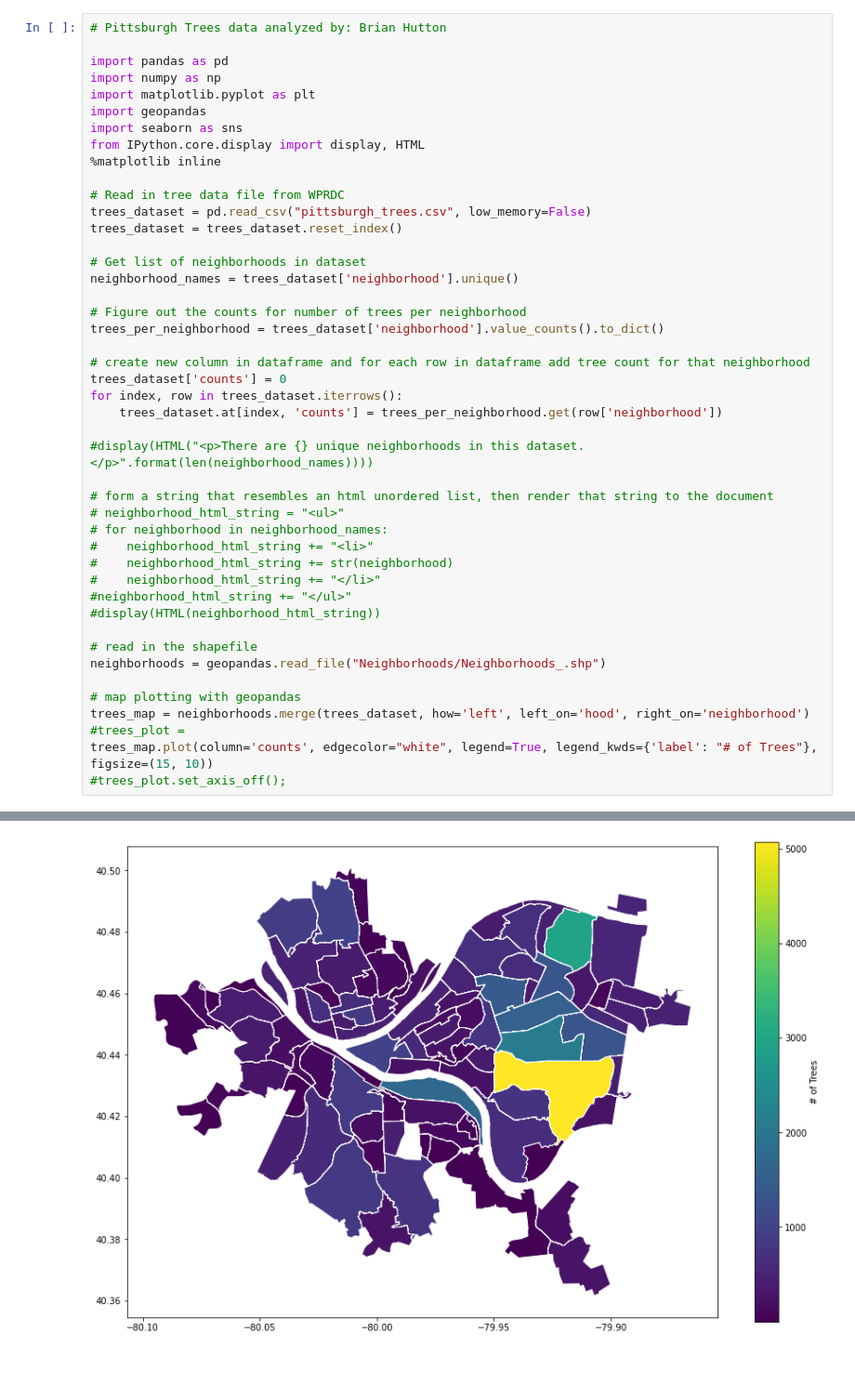
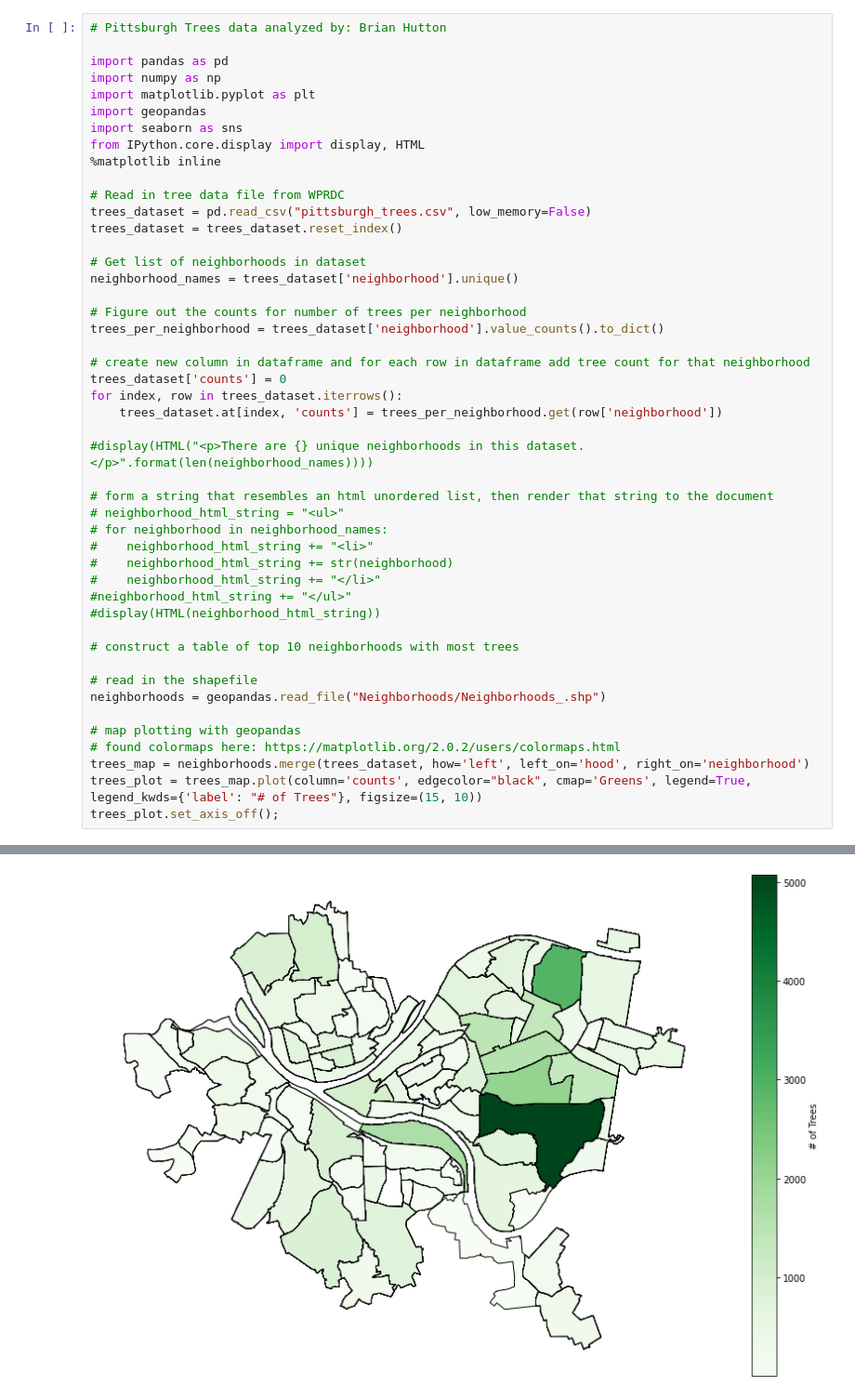
Before and after one commit to brianhutton82/CMPINF0010_FINAL_PROJECT, a Jupyter notebook: final_project.ipynb, the cells around one changed output, grey strips where cells are left out. Shown: that part at 93% size. Saved outputs shown, nothing was run; the diff lists cells and outputs as text; blank space fills up the shorter version.

```diff
--- a/final_project.ipynb
+++ b/final_project.ipynb
@@ -64,12 +67,14 @@ for index, row in trees_dataset.iterrows():
 #neighborhood_html_string += "</ul>"
 #display(HTML(neighborhood_html_string))
 
+# construct a table of top 10 neighborhoods with most trees
+
 # read in the shapefile
 neighborhoods = geopandas.read_file("Neighborhoods/Neighborhoods_.shp")
 
 # map plotting with geopandas
+# found colormaps here: https://matplotlib.org/2.0.2/users/colormaps.html
 trees_map = neighborhoods.merge(trees_dataset, how='left', left_on='hood', right_on='neighborhood')
-#trees_plot =
-trees_map.plot(column='counts', edgecolor="white", legend=True, legend_kwds={'label': "# of Trees"}, figsize=(15, 10))
-#trees_plot.set_axis_off();
+trees_plot = trees_map.plot(column='counts', edgecolor="black", cmap='Greens', legend=True, legend_kwds={'label': "# of Trees"}, figsize=(15, 10))
+trees_plot.set_axis_off();
 # %% [output]
@@ -77 +81 @@ trees_map.plot(column='counts', edgecolor="white", legend=True, legend_kwds={'la
-[figure, old version]
+[figure, new version]
```
Also changed, not shown: parts of 3 cells of this notebook.
